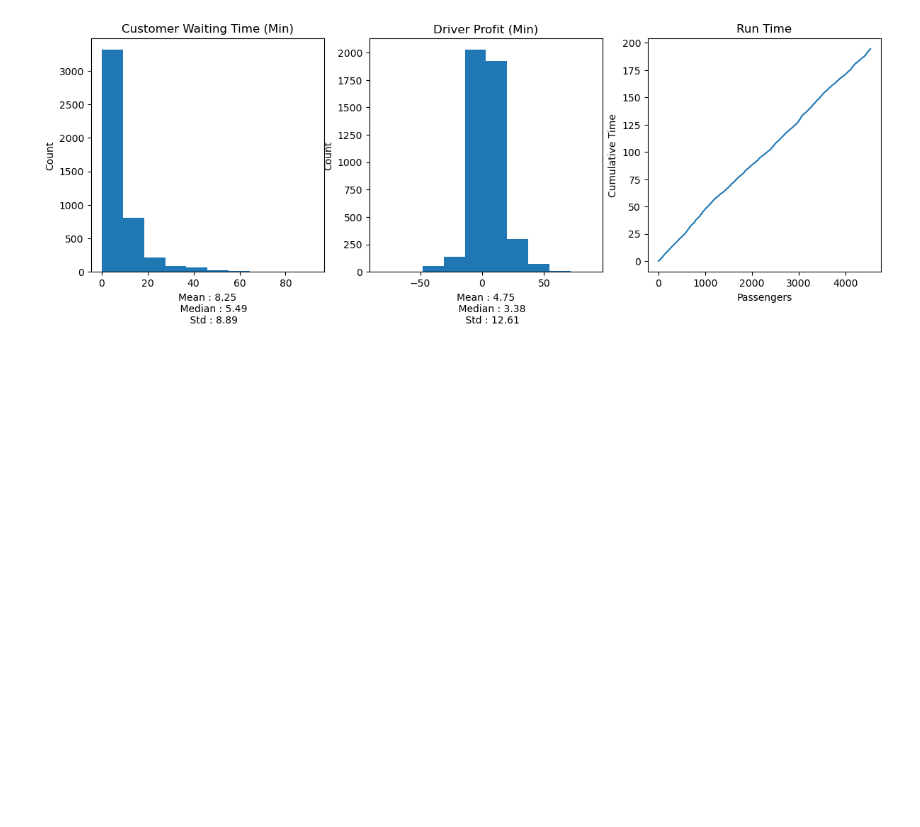
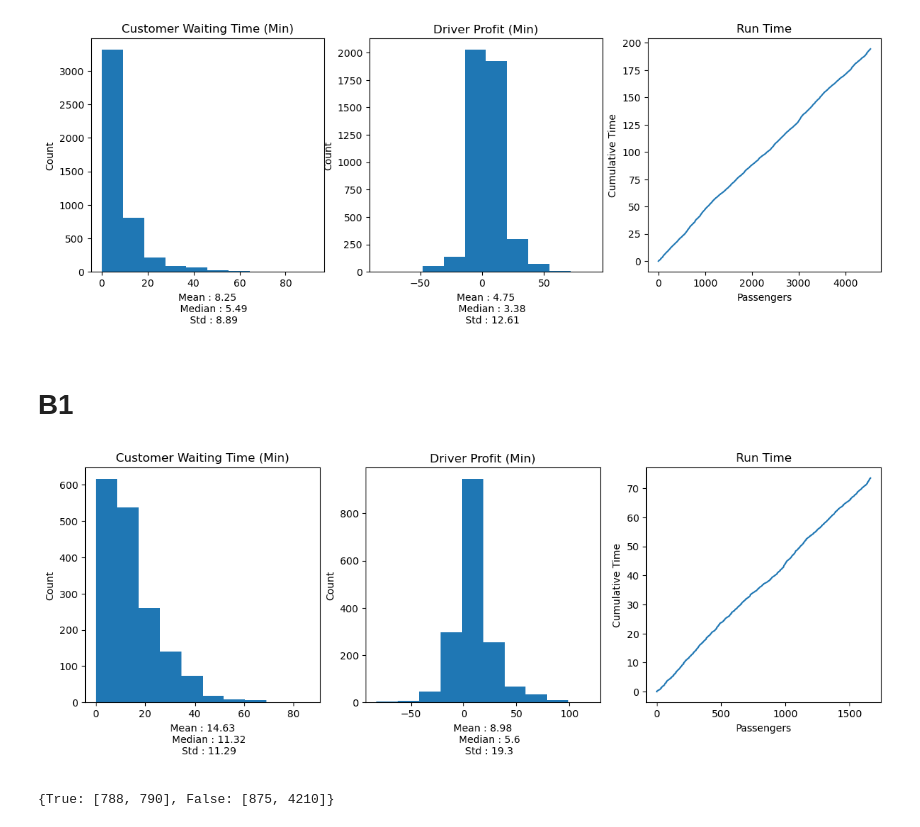
Before and after one commit to bsun1220/UberAlgo, a Jupyter notebook: CaseStudy/bonus.ipynb, the cells around one changed output. Cells and saved outputs as stored; diff of their text form; code cells hidden in the pictures; blank space fills up the shorter version.

```diff
--- a/CaseStudy/bonus.ipynb
+++ b/CaseStudy/bonus.ipynb
@@ -223,0 +224,47 @@ state_info[0] = {}
+# %% [markdown]
+# B1
+# %%
+state_info = {True:[0, 0], False:[0, 0]}
+
+def find_driverb1(passenger, drivers, nodes, adj, find_path, PROB_PREMIUM = 0.15):
+    nodes_label = pd.read_pickle('data/nodes_label.pkl')
+    node_dists = pd.read_pickle('data/node_dists.pkl')
+
+    closest_node = (None, None, False)
+    closest_dist = float('inf')
+    passenger_node = passenger[1]
+
+    prem = np.random.random() < PROB_PREMIUM
+    wait_time = 30 if prem else 0
+
+    for i in range(len(drivers)):
+        driver = drivers[i]
+        driver_node = driver[1]
+
+        if driver[0] > passenger[0] + wait_time:
+            break
+
+        dist = node_dists[(nodes_label[driver_node], nodes_label[passenger_node])]
+
+        if dist < closest_dist:
+            closest_dist = dist
+            closest_node = (driver, i, prem)
+
+        if dist == 0:
+            break
+
+    if closest_node[0] is not None:
+        state_info[prem][0] += 1
+
+    state_info[prem][1] += 1
+    return closest_node
+# %%
+res_cus, res_driv, res_time = match_b1(fast_get_closest_node, find_driverb1, astar, skip_no_match = False, prob_stay = 0.7)
+# %%
+process_results(res_cus, res_driv, res_time)
+# %% [output]
+[figure, added]
+# %%
+state_info
+# %% [output]
+{True: [788, 790], False: [875, 4210]}
```
Also changed, not shown: parts of 4 cells of this notebook, 7 other files.
